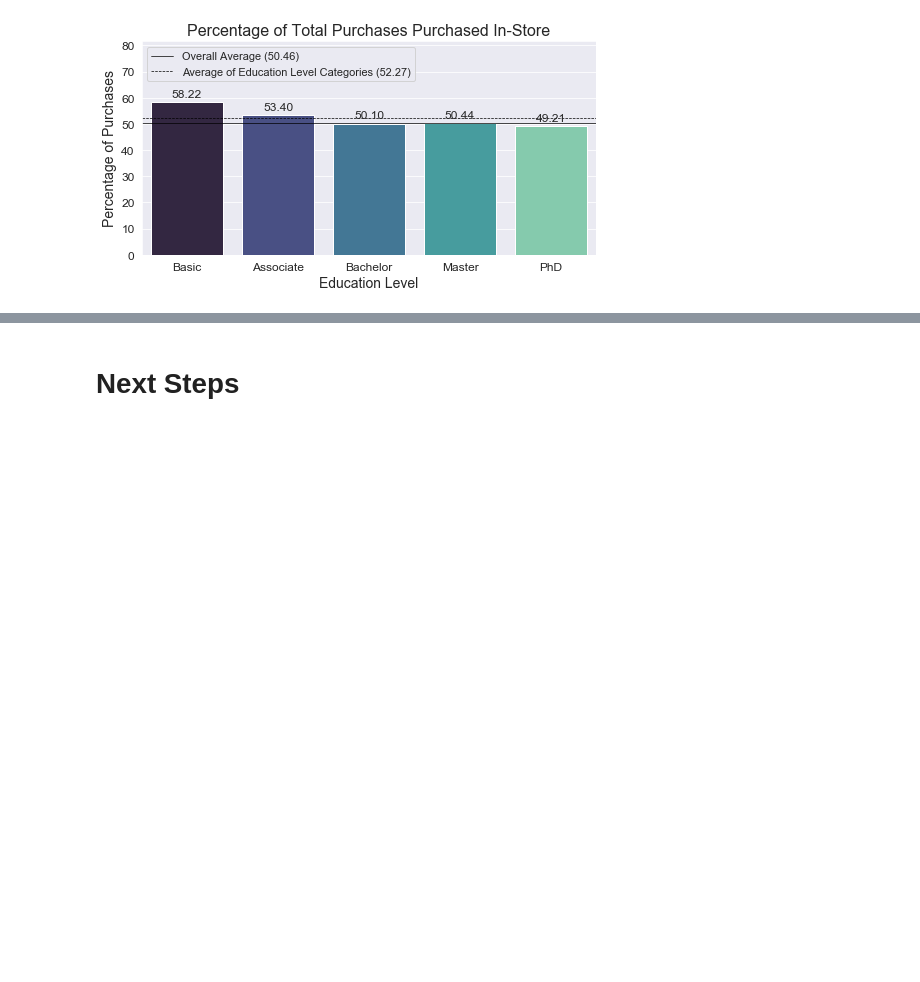
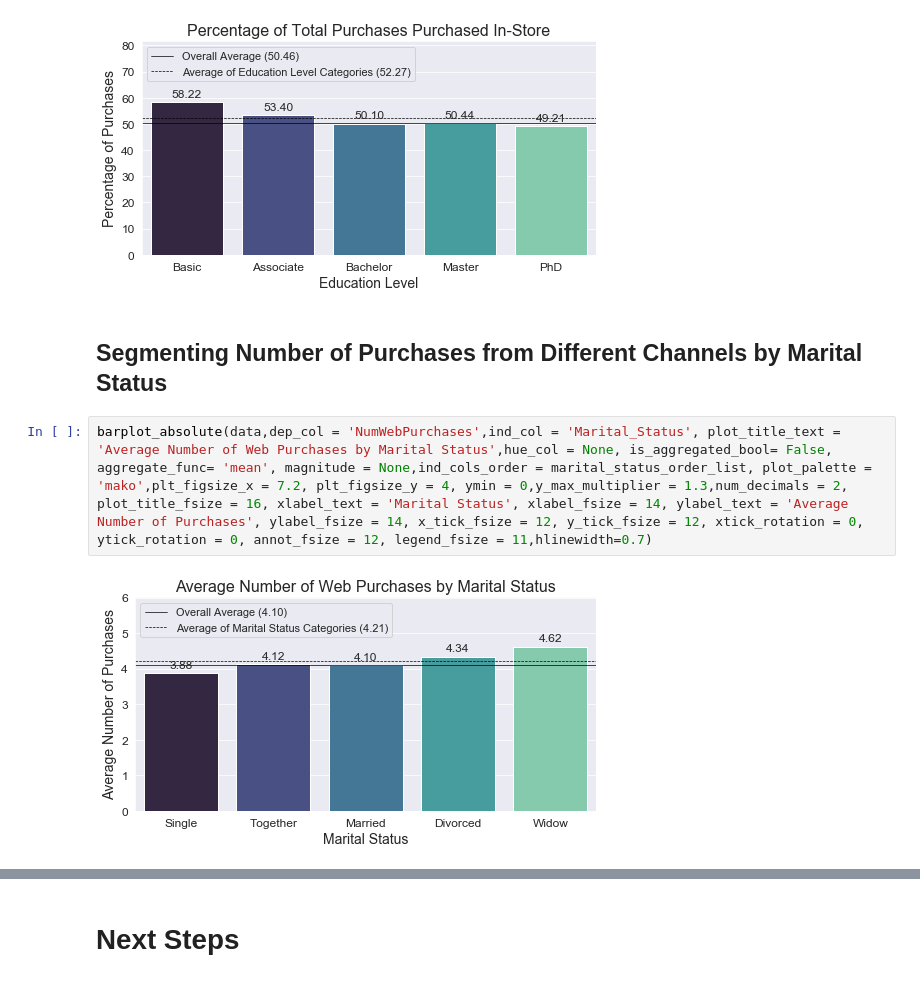
Before and after one commit to S-K-Sivakumar/Data-Science-Data-Analytics-Machine-Learning, a Jupyter notebook: Marketing_Analytics/Marketing_Analytics.ipynb, the cells around one changed output, grey strips where cells are left out. Saved outputs shown, nothing was run; the diff lists cells and outputs as text; blank space fills up the shorter version.

```diff
--- a/Marketing_Analytics/Marketing_Analytics.ipynb
+++ b/Marketing_Analytics/Marketing_Analytics.ipynb
@@ -407,3 +442,9 @@ barplot_absolute(data,dep_col = 'PercentCatalogPurchases',ind_col = 'Education_L
 barplot_absolute(data,dep_col = 'PercentStorePurchases',ind_col = 'Education_Level', plot_title_text = 'Percentage of Total Purchases Purchased In-Store',hue_col = None, is_aggregated_bool= False, aggregate_func= 'mean', magnitude = None,ind_cols_order = education_level_order_list, plot_palette = 'mako',plt_figsize_x = 7.2, plt_figsize_y = 4, ymin = 0,y_max_multiplier = 1.4, num_decimals = 2, plot_title_fsize = 16, xlabel_text = 'Education Level', xlabel_fsize = 14, ylabel_text = 'Percentage of Purchases', ylabel_fsize = 14, x_tick_fsize = 12, y_tick_fsize = 12, xtick_rotation = 0, ytick_rotation = 0, annot_fsize = 12, legend_fsize = 11,hlinewidth=0.7)
 # %% [output]
 [figure]
+# %% [markdown]
+## Segmenting Number of Purchases from Different Channels by Marital Status
+# %%
+barplot_absolute(data,dep_col = 'NumWebPurchases',ind_col = 'Marital_Status', plot_title_text = 'Average Number of Web Purchases by Marital Status',hue_col = None, is_aggregated_bool= False, aggregate_func= 'mean', magnitude = None,ind_cols_order = marital_status_order_list, plot_palette = 'mako',plt_figsize_x = 7.2, plt_figsize_y = 4, ymin = 0,y_max_multiplier = 1.3,num_decimals = 2, plot_title_fsize = 16, xlabel_text = 'Marital Status', xlabel_fsize = 14, ylabel_text = 'Average Number of Purchases', ylabel_fsize = 14, x_tick_fsize = 12, y_tick_fsize = 12, xtick_rotation = 0, ytick_rotation = 0, annot_fsize = 12, legend_fsize = 11,hlinewidth=0.7)
+# %% [output]
+[figure, added]
```
Also changed, not shown: parts of 39 cells of this notebook.
